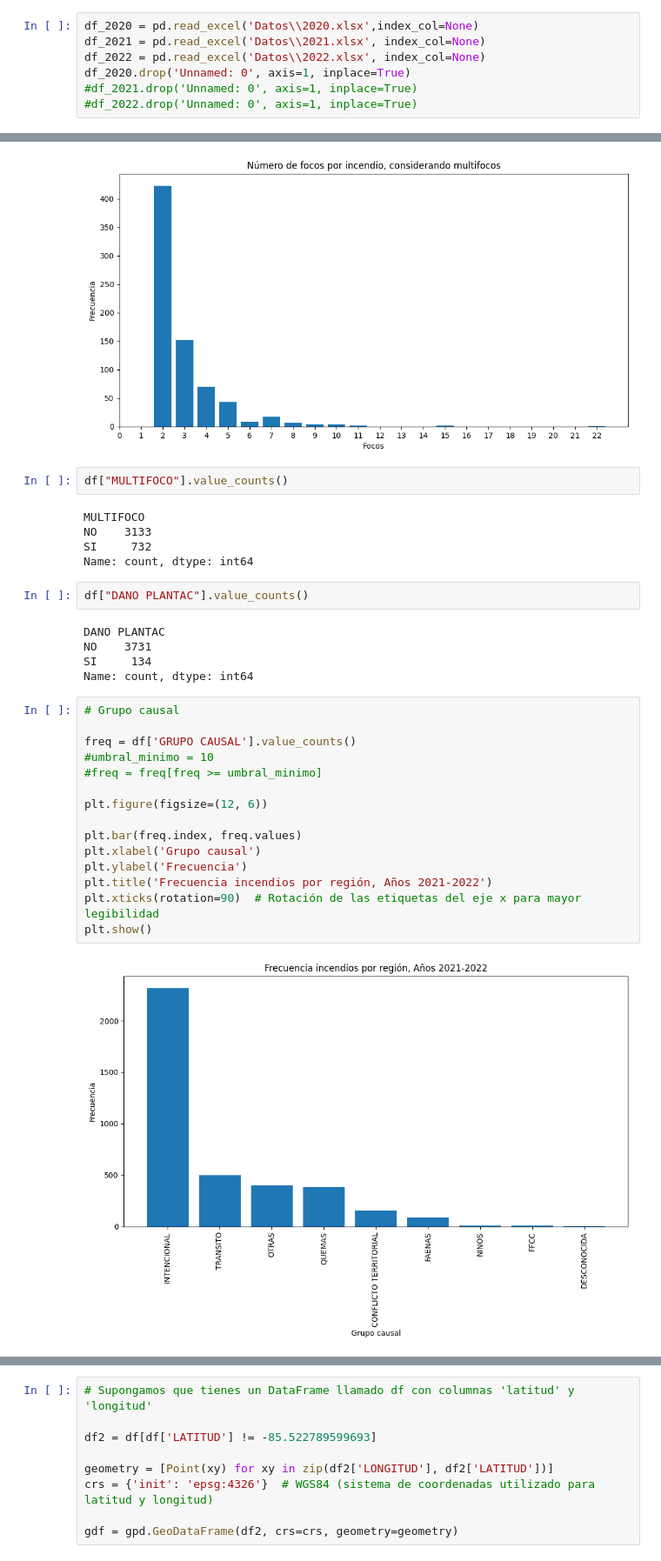
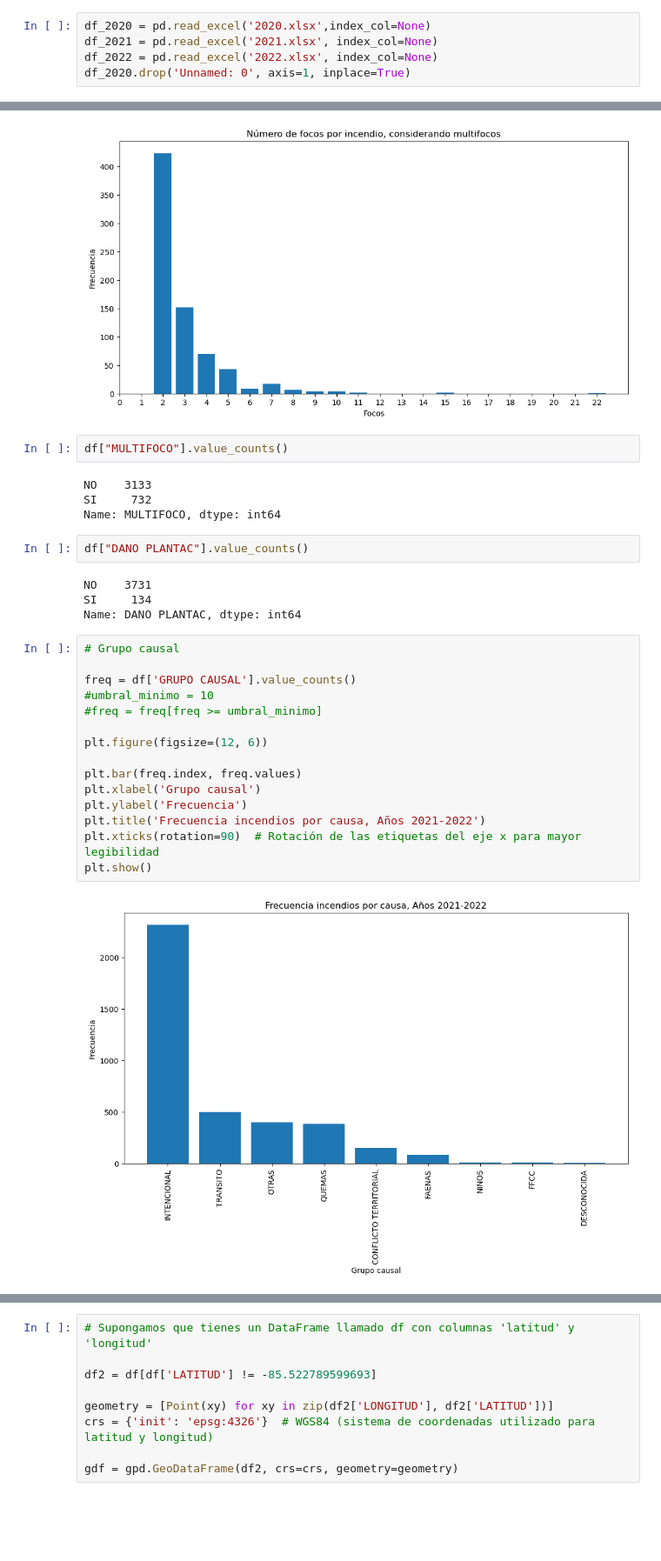
Before and after one commit to Juanaranda/Proyecto_Arauco, a Jupyter notebook: EDA.ipynb, the cells around one changed output, grey strips where cells are left out. Shown at 87% size. Drawn from its saved outputs; the diff is of its cells as text; blank space fills up the shorter version.

```diff
--- a/EDA.ipynb
+++ b/EDA.ipynb
@@ -10,10 +8,8 @@ ModuleNotFoundError: No module named 'geopandas'
 # %%
-df_2020 = pd.read_excel('Datos\\2020.xlsx',index_col=None)
-df_2021 = pd.read_excel('Datos\\2021.xlsx', index_col=None)
-df_2022 = pd.read_excel('Datos\\2022.xlsx', index_col=None)
+df_2020 = pd.read_excel('2020.xlsx',index_col=None)
+df_2021 = pd.read_excel('2021.xlsx', index_col=None)
+df_2022 = pd.read_excel('2022.xlsx', index_col=None)
 df_2020.drop('Unnamed: 0', axis=1, inplace=True)
-#df_2021.drop('Unnamed: 0', axis=1, inplace=True)
-#df_2022.drop('Unnamed: 0', axis=1, inplace=True)
 # %%
 df = pd.concat([df_2021, df_2022], axis=0)
 # %%
@@ -143,31 +139,29 @@ plt.show()
 # %%
 df["MULTIFOCO"].value_counts()
 # %% [output]
-MULTIFOCO
 NO    3133
 SI     732
-Name: count, dtype: int64
+Name: MULTIFOCO, dtype: int64
 # %%
 df["DANO PLANTAC"].value_counts()
 # %% [output]
-DANO PLANTAC
 NO    3731
 SI     134
-Name: count, dtype: int64
+Name: DANO PLANTAC, dtype: int64
 # %%
 # Grupo causal
 
 freq = df['GRUPO CAUSAL'].value_counts()
 #umbral_minimo = 10
 #freq = freq[freq >= umbral_minimo]
 
 plt.figure(figsize=(12, 6))
 
 plt.bar(freq.index, freq.values)
 plt.xlabel('Grupo causal')
 plt.ylabel('Frecuencia')
-plt.title('Frecuencia incendios por región, Años 2021-2022')
+plt.title('Frecuencia incendios por causa, Años 2021-2022')
 plt.xticks(rotation=90)  # Rotación de las etiquetas del eje x para mayor legibilidad
 plt.show()
 # %% [output]
-[figure, old version]
+[figure, new version]
```
Also changed, not shown: parts of 10 cells of this notebook.
